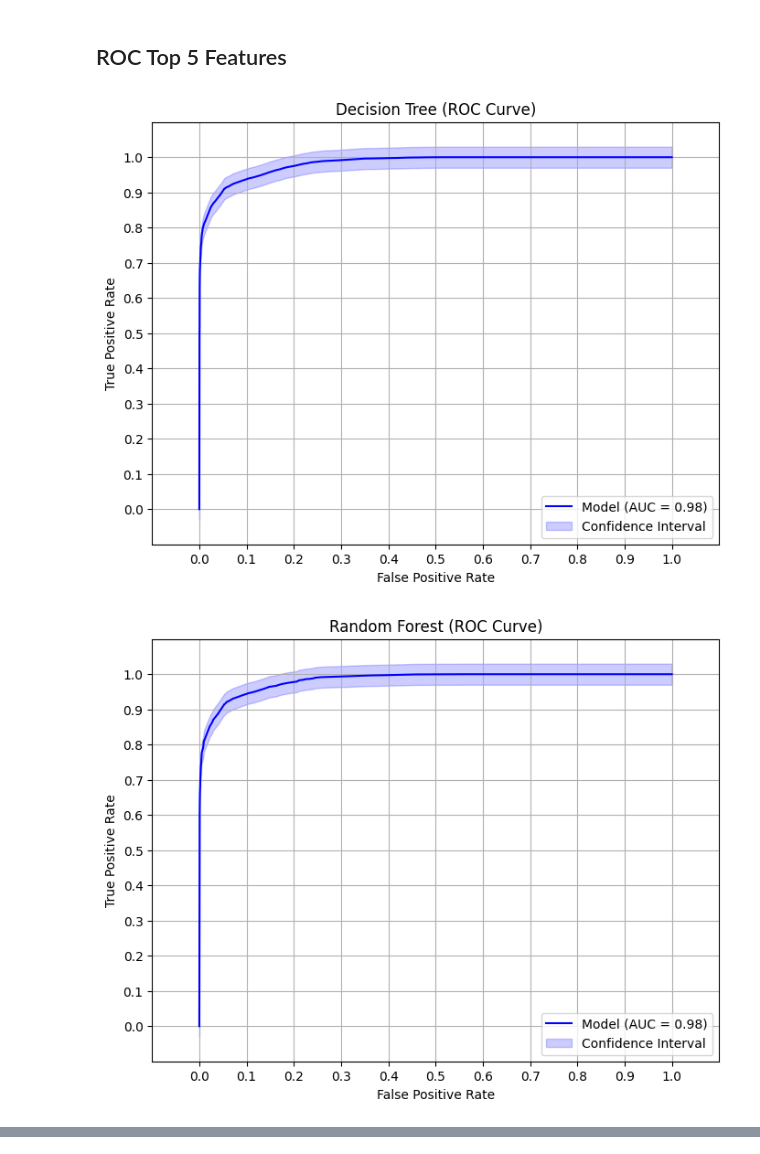
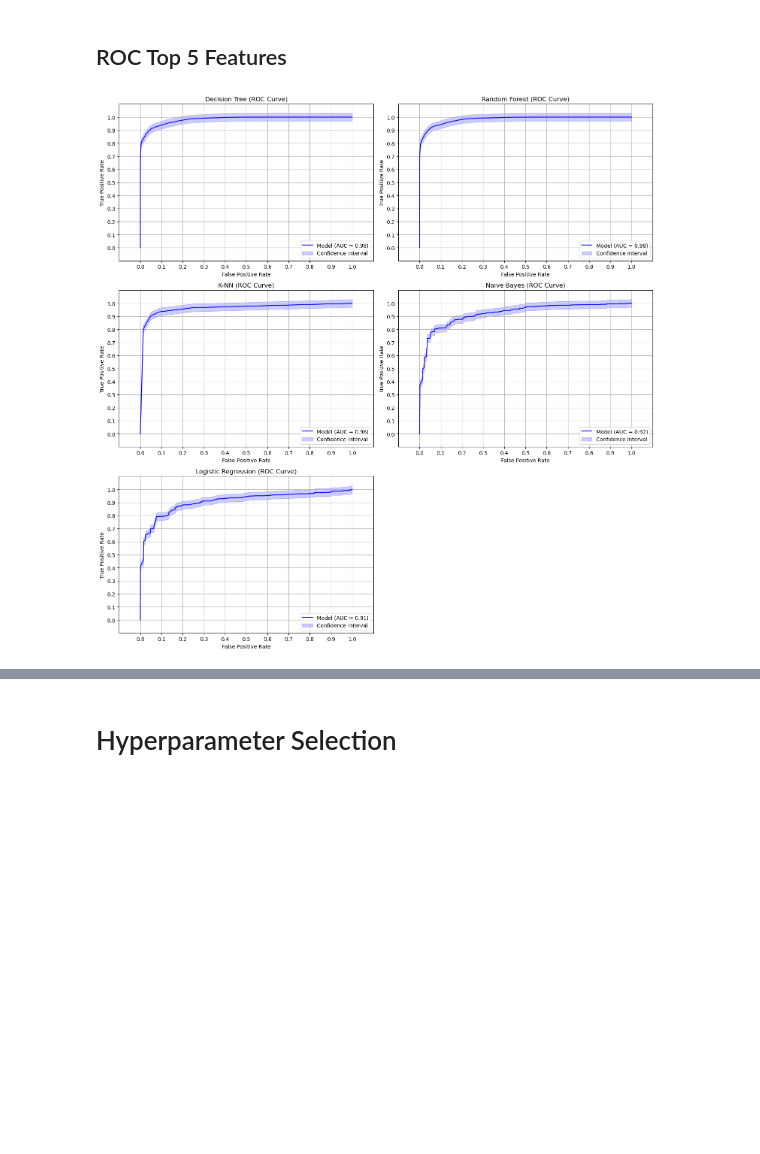
Before and after one commit to jayjirakrit/data-mining-final-project, a Jupyter notebook: sample.ipynb, the cells around one changed output, grey strips where cells are left out. Saved outputs shown, nothing was run; the diff lists cells and outputs as text; code cells hidden in the pictures; blank space fills up the shorter version.

```diff
--- a/sample.ipynb
+++ b/sample.ipynb
@@ -321,6 +310,7 @@ def gen_table(input):
 # %% [markdown]
 ## Models Performance Evaluation
 # %%
+from sklearn.model_selection import train_test_split
 # Result from Above forward-selection - Remove later
 final_selected_features = ['Online boarding', 'Type of Travel_Personal Travel', 'Inflight wifi service', 'Baggage handling', 'Customer Type_disloyal Customer', 'Gate location', 'Class_Business', 'Checkin service', 'Leg room service']
 model_results= {}
@@ -366,19 +356,23 @@ X_test = pd.get_dummies(X_test, drop_first=False)
 for model_name, model in models.items():
     X_filtered = X[model_results[model_name]["selected_features"]]
     X_test_filtered = X_test[model_results[model_name]["selected_features"]]
-    evaluate_results[model_name] = evaluate_model_individual(X_filtered,
-                                                             y,
-                                                             X_test_filtered,
-                                                             y_test,
+    # Split X_filtered and y into training and validation sets
+    X_train, X_val, y_train, y_val = train_test_split(X_filtered, y, test_size=0.2, random_state=42)
+    evaluate_results[model_name] = evaluate_model_individual(X_train,
+                                                             y_train,
+                                                             X_val,
+                                                             y_val,
                                                              model,
                                                              model_name)
 # Prediction models of classification algorithms for the top 5 selected features
 for model_name, model in models.items():
     X_test_top = X_test[final_selected_features[:5]]
-    evaluate_top_feature_results[model_name] = evaluate_model_top(X_top_filtered,
-                                                             y,
-                                                             X_test_top,
-                                                             y_test,
+    # Split X_top_filtered and y into training and validation sets
+    X_train_top, X_val_top, y_train_top, y_val_top = train_test_split(X_top_filtered, y, test_size=0.2, random_state=42)
+    evaluate_top_feature_results[model_name] = evaluate_model_top(X_train_top,
+                                                             y_train_top,
+                                                             X_val_top,
+                                                             y_val_top,
                                                              model,
                                                              model_name)
 # %% [output]
@@ -484,9 +496,26 @@ for model_name, evaluate_result in evaluate_results.items():
 # %% [markdown]
 ## ROC Top 5 Features
 # %%
-# # ROC Graph for top 5 features
-for model_name, evaluate_result in evaluate_top_feature_results.items():
-    roc_graph(evaluate_result,model_name)
+# Define the grid layout (e.g., 2 columns)
+n_models = len(evaluate_top_feature_results)
+n_cols = 2  # Number of columns in the grid
+n_rows = (n_models + n_cols - 1) // n_cols  # Calculate number of rows needed
+
+# Create subplots
+fig, axes = plt.subplots(n_rows, n_cols, figsize=(15, n_rows * 5))
+axes = axes.flatten()  # Flatten the axes for easy indexing
+
+# Plot each ROC graph in a grid
+for idx, (model_name, evaluate_result) in enumerate(evaluate_top_feature_results.items()):
+    ax = axes[idx]
+    roc_graph(evaluate_result, model_name, ax=ax)  # Pass the axis to the plotting function
+
+# Hide any unused subplots
+for idx in range(len(evaluate_top_feature_results), len(axes)):
+    fig.delaxes(axes[idx])
+
+# Adjust layout
+plt.tight_layout()
+plt.show()
 # %% [output]
-[figure, old version]
+[figure, new version]
-[figure, removed]
@@ -495,0 +522,2 @@ for model_name, evaluate_result in evaluate_top_feature_results.items():
+# %% [markdown]
+# Hyperparameter Selection
```
Also changed, not shown: parts of 12 cells of this notebook.
